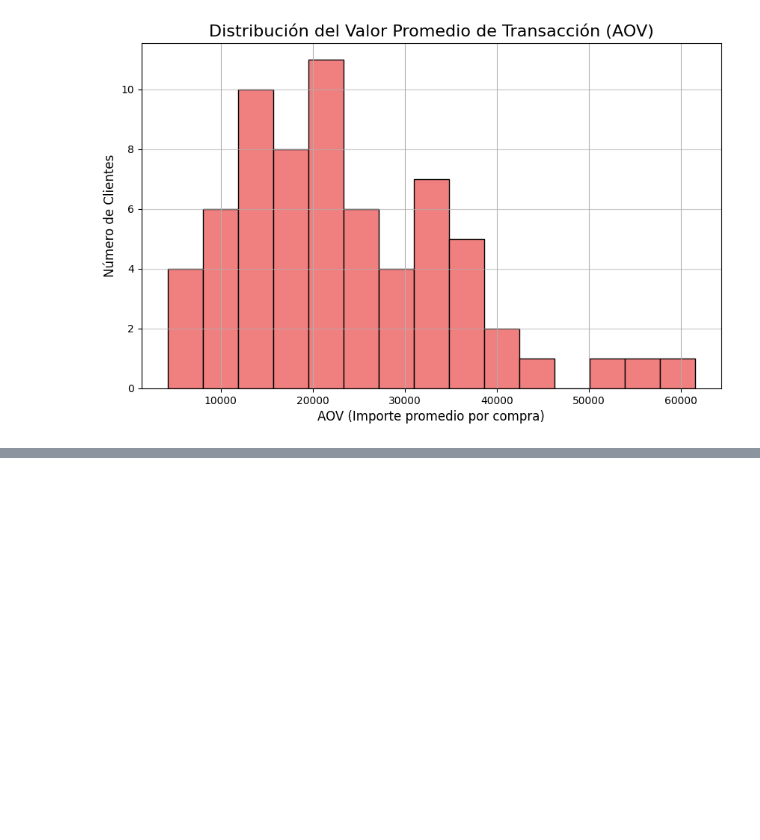
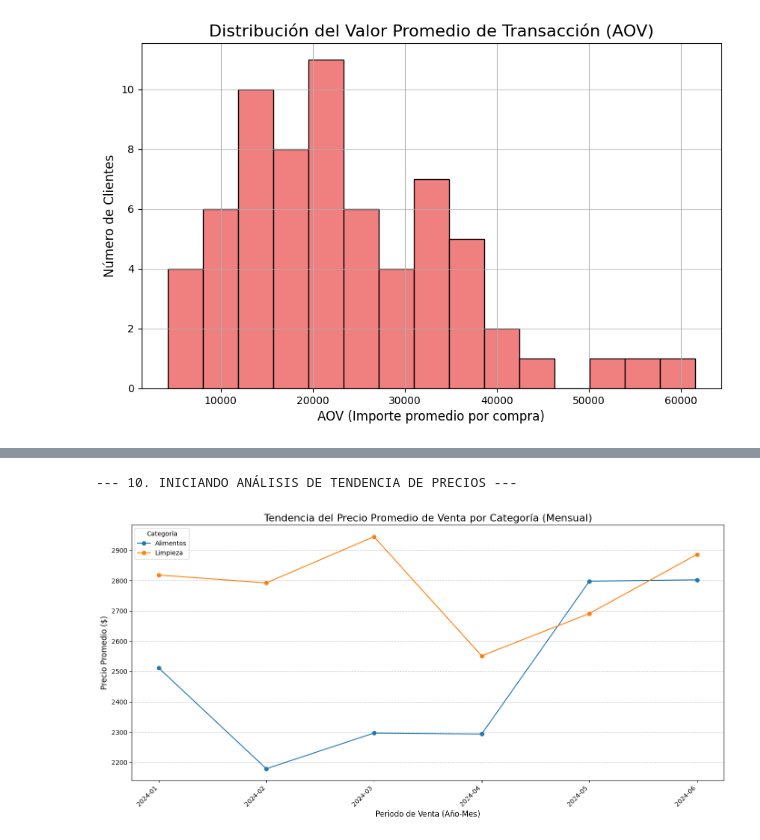
Before and after one commit to fedegonc/Proyecto-Aurelion, a Jupyter notebook: notebooks/normalizacion_y_analisis.ipynb, the cells around one changed output, grey strips where cells are left out. Saved outputs shown, nothing was run; the diff lists cells and outputs as text; code cells hidden in the pictures; blank space fills up the shorter version.

```diff
--- a/notebooks/normalizacion_y_analisis.ipynb
+++ b/notebooks/normalizacion_y_analisis.ipynb
@@ -329,0 +382,65 @@ mapa_cordoba
+# %%
+# CELDAS PARA EL ANÁLISIS DE TENDENCIA DE PRECIOS POR CATEGORÍA
+
+print("\n--- 10. INICIANDO ANÁLISIS DE TENDENCIA DE PRECIOS ---")
+
+# --- PASO 1: ASEGURAR Y CREAR COLUMNAS DE TIEMPO (Debe ir PRIMERO) ---
+# Si estas columnas ya existen de pasos anteriores, este bloque solo las reconfirma.
+
+# 1. Aseguramos que la columna 'fecha' sea de tipo datetime
+df_ventas_clean['fecha'] = pd.to_datetime(df_ventas_clean['fecha'])
+
+# 2. Creamos las columnas de tiempo que necesitamos para el merge (y el Periodo)
+df_ventas_clean['año'] = df_ventas_clean['fecha'].dt.year
+df_ventas_clean['mes'] = df_ventas_clean['fecha'].dt.month
+
+# --- PASO 2: MERGE DE DATAFRAMES ---
+
+# 3. Unir Detalle con Ventas
+# Ahora 'df_ventas_clean' sí tiene 'año' y 'mes'
+df_tendencia = pd.merge(
+    df_detalle_clean,
+    df_ventas_clean[['id_venta', 'fecha', 'año', 'mes']],
+    on='id_venta',
+    how='left'
+)
+
+# 4. Unir con Productos (categoría)
+df_tendencia = pd.merge(
+    df_tendencia,
+    df_productos_clean[['id_producto', 'categoria']],
+    on='id_producto',
+    how='left'
+)
+
+# --- PASO 3: CÁLCULO Y VISUALIZACIÓN ---
+
+# 5. Preparar el Eje Temporal
+df_tendencia['Periodo'] = df_tendencia['fecha'].dt.to_period('M')
+
+# 6. Calcular el Precio Promedio de Venta por Categoría y Periodo
+tendencia_precios = df_tendencia.groupby(['Periodo', 'categoria'])['precio_unitario'].mean().reset_index()
+
+# 7. Convertir 'Periodo' de nuevo a string para Matplotlib
+tendencia_precios['Periodo'] = tendencia_precios['Periodo'].astype(str)
+
+# 8. Visualización: Gráfico de Líneas
+import matplotlib.pyplot as plt
+
+plt.figure(figsize=(14, 7))
+
+for categoria in tendencia_precios['categoria'].unique():
+    subset = tendencia_precios[tendencia_precios['categoria'] == categoria]
+    plt.plot(subset['Periodo'], subset['precio_unitario'], marker='o', label=categoria.title())
+
+plt.title('Tendencia del Precio Promedio de Venta por Categoría (Mensual)', fontsize=16)
+plt.xlabel('Periodo de Venta (Año-Mes)', fontsize=12)
+plt.ylabel('Precio Promedio ($)', fontsize=12)
+plt.xticks(rotation=45, ha='right')
+plt.grid(axis='y', linestyle='--', alpha=0.7)
+plt.legend(title='Categoría')
+plt.tight_layout()
+plt.show()
+# %% [output]
+--- 10. INICIANDO ANÁLISIS DE TENDENCIA DE PRECIOS ---
+[figure, added]
```
Also changed, not shown: parts of 1 cell of this notebook, 1 other file.
